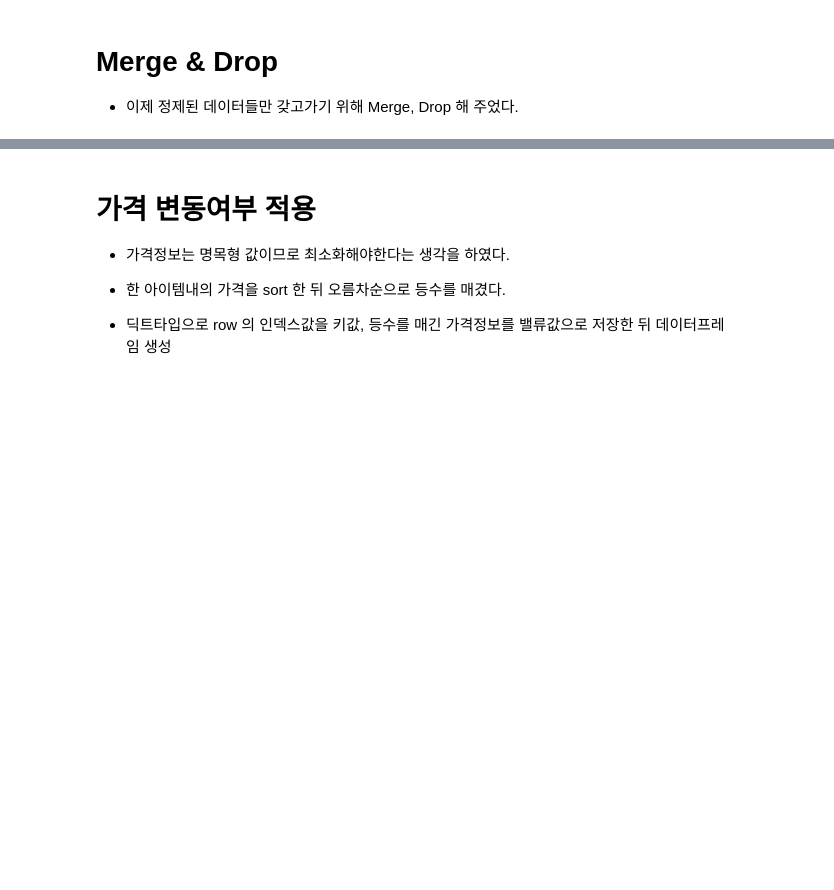
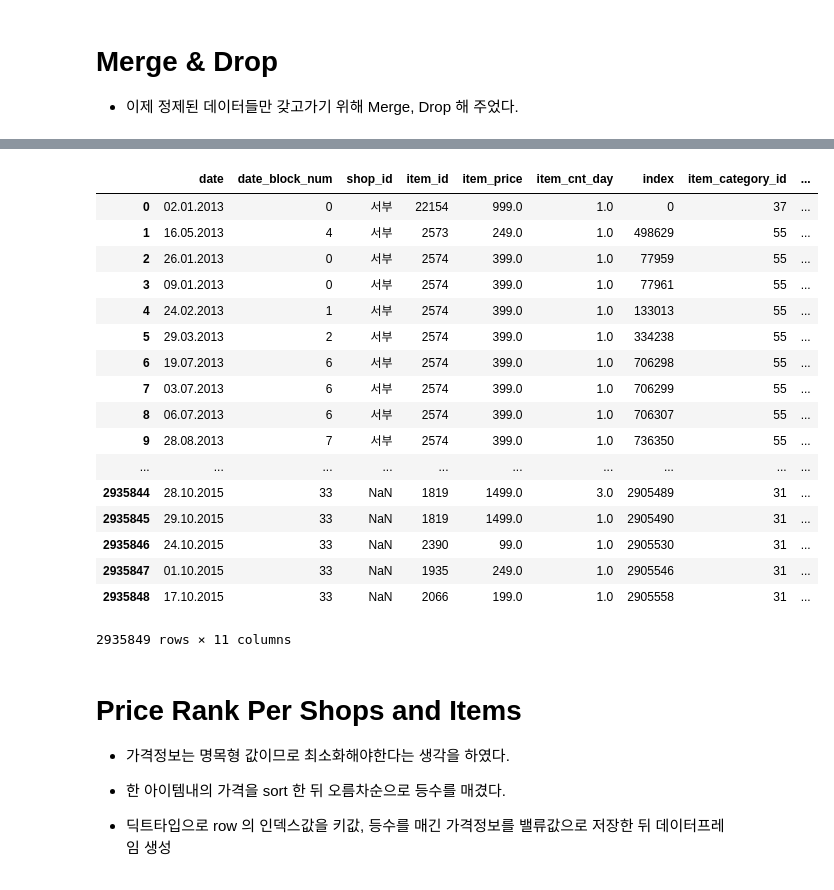
Before and after one commit to HyunaShin/ML_project, a Jupyter notebook: codes/BaseLine.ipynb, the cells around one changed output, grey strips where cells are left out. Saved outputs shown, nothing was run; the diff lists cells and outputs as text; code cells hidden in the pictures; blank space fills up the shorter version.

```diff
--- a/codes/BaseLine.ipynb
+++ b/codes/BaseLine.ipynb
@@ -196,0 +184,33 @@ See the caveats in the documentation: http://pandas.pydata.org/pandas-docs/stabl
+# %%
+df_shops['direction'] = None
+df_shops.loc[0:1,'direction'] = '동부'
+df_shops.loc[20:33,'direction'] = '서부'
+df_shops.loc[2,'direction'] = '서부'
+df_shops.loc[3,'direction'] ='서부'
+df_shops.loc[4,'direction'] = '서부'
+df_shops.loc[5,'direction'] = '서부'
+df_shops.loc[6:8,'direction'] = '서부'
+df_shops.loc[9,'direction'] = '기타'
+df_shops.loc[10:11,'direction'] = '기타'
+df_shops.loc[12,'direction'] = '기타'
+df_shops.loc[13:14,'direction'] = '서부'
+df_shops.loc[15,'direction'] = '서부'
+df_shops.loc[16,'direction'] = '기타'
+df_shops.loc[17:18,'direction'] = '중부'
+df_shops.loc[34:35,'direction'] = '서부'
+df_shops.loc[19,'direction'] = '서부'
+df_shops.loc[36:37,'direction'] ='중부'
+df_shops.loc[38,'direction']='중부'
+df_shops.loc[39:41,'direction']='서부'
+df_shops.loc[42:43,'direction']='서부'
+df_shops.loc[44:45,'direction']='서부'
+df_shops.loc[46,'direction']='서부'
+df_shops.loc[47,'direction']='중부'
+df_shops.loc[48,'direction']='중부'
+df_shops.loc[49:51,'direction']='중부'
+df_shops.loc[52:53,'direction']='서부'
+df_shops.loc[54,'direction']='서부'
+df_shops.loc[55:56,'direction']='기타'
+df_shops.loc[57:58,'direction']= '동부'
+df_shops.loc[59,'direction']='서부'
+df_shops
@@ -271,0 +305,5 @@ df_train.head()
+# %%
+df_test["shop_id"] = df_test["direction"]
+df_train["shop_id"] = df_test["direction"]
+del df_test["direction"]
+del df_train["direction"]
@@ -272,5 +331,26 @@ df_train.head()
+# %%
+df_train
+# %% [output]
+|  | date | date_block_num | shop_id | item_id | item_price | item_cnt_day | index | item_category_id | ... |
+| 0 | 02.01.2013 | 0 | 서부 | 22154 | 999.0 | 1.0 | 0 | 37 | ... |
+| 1 | 16.05.2013 | 4 | 서부 | 2573 | 249.0 | 1.0 | 498629 | 55 | ... |
+| 2 | 26.01.2013 | 0 | 서부 | 2574 | 399.0 | 1.0 | 77959 | 55 | ... |
+| 3 | 09.01.2013 | 0 | 서부 | 2574 | 399.0 | 1.0 | 77961 | 55 | ... |
+| 4 | 24.02.2013 | 1 | 서부 | 2574 | 399.0 | 1.0 | 133013 | 55 | ... |
+| 5 | 29.03.2013 | 2 | 서부 | 2574 | 399.0 | 1.0 | 334238 | 55 | ... |
+| 6 | 19.07.2013 | 6 | 서부 | 2574 | 399.0 | 1.0 | 706298 | 55 | ... |
+| 7 | 03.07.2013 | 6 | 서부 | 2574 | 399.0 | 1.0 | 706299 | 55 | ... |
+| 8 | 06.07.2013 | 6 | 서부 | 2574 | 399.0 | 1.0 | 706307 | 55 | ... |
+| 9 | 28.08.2013 | 7 | 서부 | 2574 | 399.0 | 1.0 | 736350 | 55 | ... |
+| ... | ... | ... | ... | ... | ... | ... | ... | ... | ... |
+| 2935844 | 28.10.2015 | 33 | NaN | 1819 | 1499.0 | 3.0 | 2905489 | 31 | ... |
+| 2935845 | 29.10.2015 | 33 | NaN | 1819 | 1499.0 | 1.0 | 2905490 | 31 | ... |
+| 2935846 | 24.10.2015 | 33 | NaN | 2390 | 99.0 | 1.0 | 2905530 | 31 | ... |
+| 2935847 | 01.10.2015 | 33 | NaN | 1935 | 249.0 | 1.0 | 2905546 | 31 | ... |
+| 2935848 | 17.10.2015 | 33 | NaN | 2066 | 199.0 | 1.0 | 2905558 | 31 | ... |
+2935849 rows × 11 columns
 # %% [markdown]
-#  가격 변동여부 적용
+# Price Rank Per Shops and Items
 
 - 가격정보는 명목형 값이므로 최소화해야한다는 생각을 하였다.
 
```
Also changed, not shown: parts of 49 cells of this notebook.
